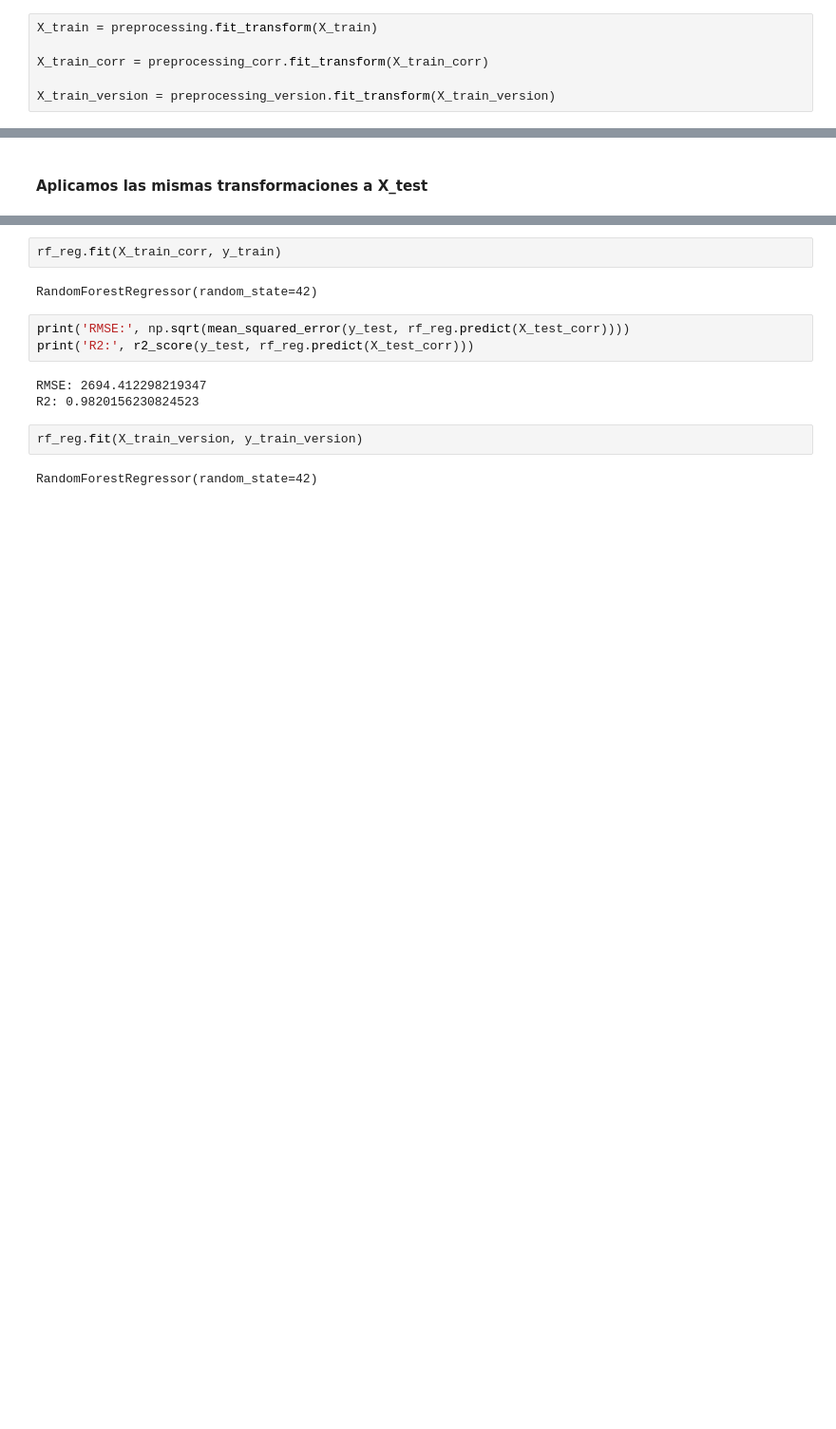
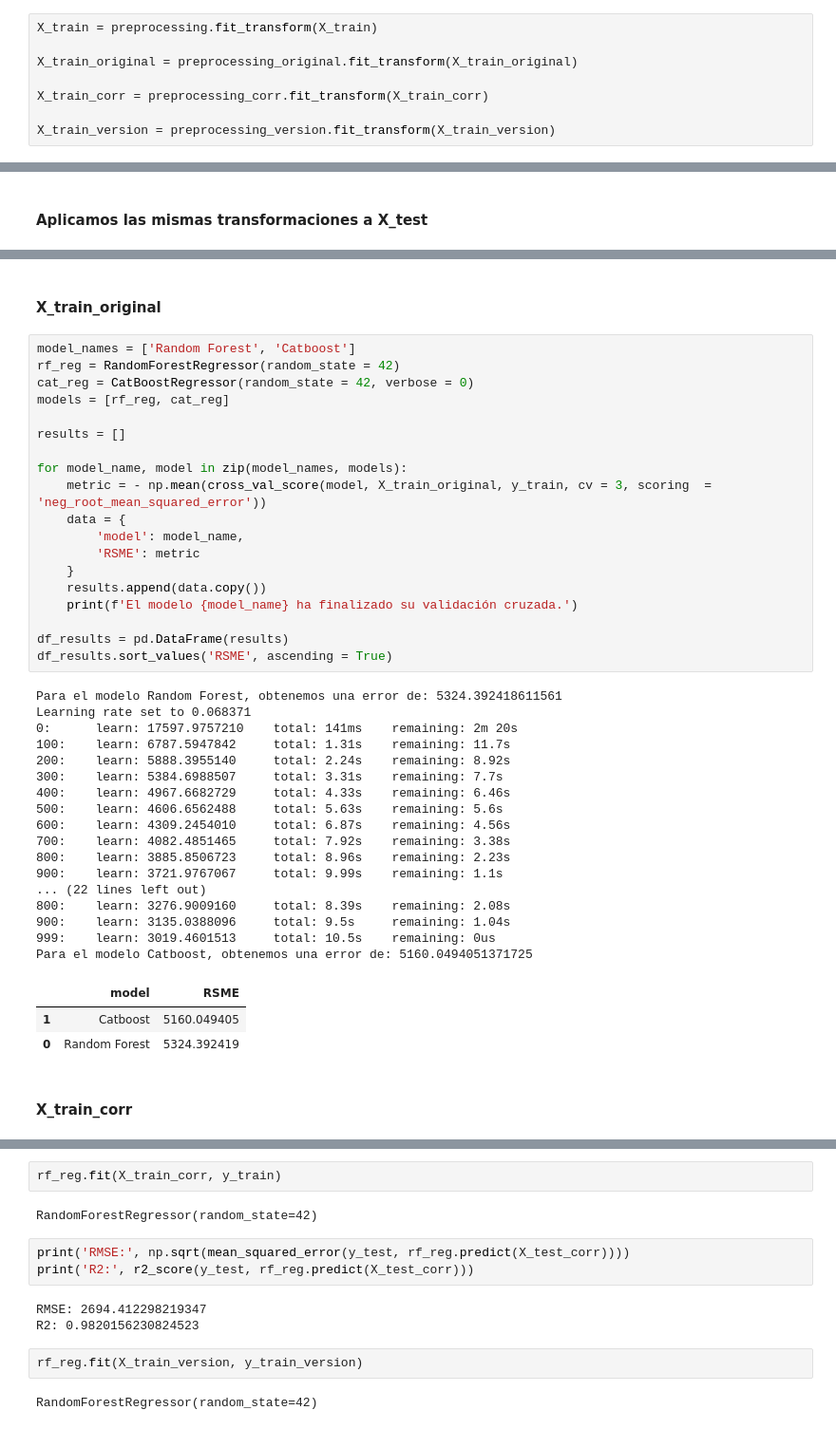
Before and after one commit to mPuchadesdo/ML_Coches-de-segunda-mano, a Jupyter notebook: src/notebooks/data_exploration.ipynb, the cells around one changed output, grey strips where cells are left out. Shown at 95% size. Drawn from its saved outputs; the diff is of its cells as text; blank space fills up the shorter version.

```diff
--- a/src/notebooks/data_exploration.ipynb
+++ b/src/notebooks/data_exploration.ipynb
@@ -884,6 +908,8 @@ preprocessing_version = ColumnTransformer([
 ])
 # %%
 X_train = preprocessing.fit_transform(X_train)
+
+X_train_original = preprocessing_original.fit_transform(X_train_original)
 
 X_train_corr = preprocessing_corr.fit_transform(X_train_corr)
 
@@ -921,0 +998,44 @@ Las dimensiones finales de X_test son: (15679, 9197)
+# %% [markdown]
+#### X_train_original
+# %%
+model_names = ['Random Forest', 'Catboost']
+rf_reg = RandomForestRegressor(random_state = 42)
+cat_reg = CatBoostRegressor(random_state = 42, verbose = 0)
+models = [rf_reg, cat_reg]
+
+results = []
+
+for model_name, model in zip(model_names, models):
+    metric = - np.mean(cross_val_score(model, X_train_original, y_train, cv = 3, scoring  = 'neg_root_mean_squared_error'))
+    data = {
+        'model': model_name,
+        'RSME': metric
+    }
+    results.append(data.copy())
+    print(f'El modelo {model_name} ha finalizado su validación cruzada.')
+
+df_results = pd.DataFrame(results)
+df_results.sort_values('RSME', ascending = True)
+# %% [output]
+Para el modelo Random Forest, obtenemos una error de: 5324.392418611561
+Learning rate set to 0.068371
+0:      learn: 17597.9757210    total: 141ms    remaining: 2m 20s
+100:    learn: 6787.5947842     total: 1.31s    remaining: 11.7s
+200:    learn: 5888.3955140     total: 2.24s    remaining: 8.92s
+300:    learn: 5384.6988507     total: 3.31s    remaining: 7.7s
+400:    learn: 4967.6682729     total: 4.33s    remaining: 6.46s
+500:    learn: 4606.6562488     total: 5.63s    remaining: 5.6s
+600:    learn: 4309.2454010     total: 6.87s    remaining: 4.56s
+700:    learn: 4082.4851465     total: 7.92s    remaining: 3.38s
+800:    learn: 3885.8506723     total: 8.96s    remaining: 2.23s
+900:    learn: 3721.9767067     total: 9.99s    remaining: 1.1s
+... (22 lines left out)
+800:    learn: 3276.9009160     total: 8.39s    remaining: 2.08s
+900:    learn: 3135.0388096     total: 9.5s     remaining: 1.04s
+999:    learn: 3019.4601513     total: 10.5s    remaining: 0us
+Para el modelo Catboost, obtenemos una error de: 5160.0494051371725
+|  | model | RSME |
+| 1 | Catboost | 5160.049405 |
+| 0 | Random Forest | 5324.392419 |
+# %% [markdown]
+#### X_train_corr
```
Also changed, not shown: parts of 27 cells of this notebook, 7 other files.
